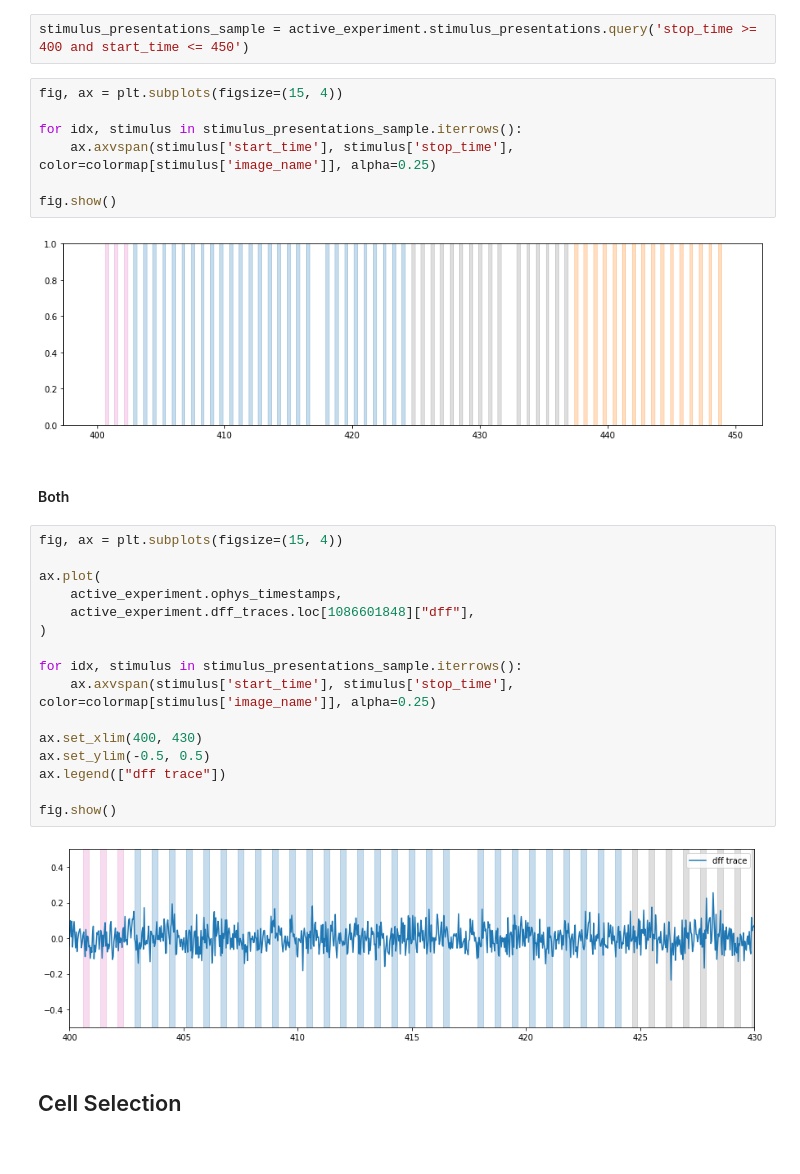
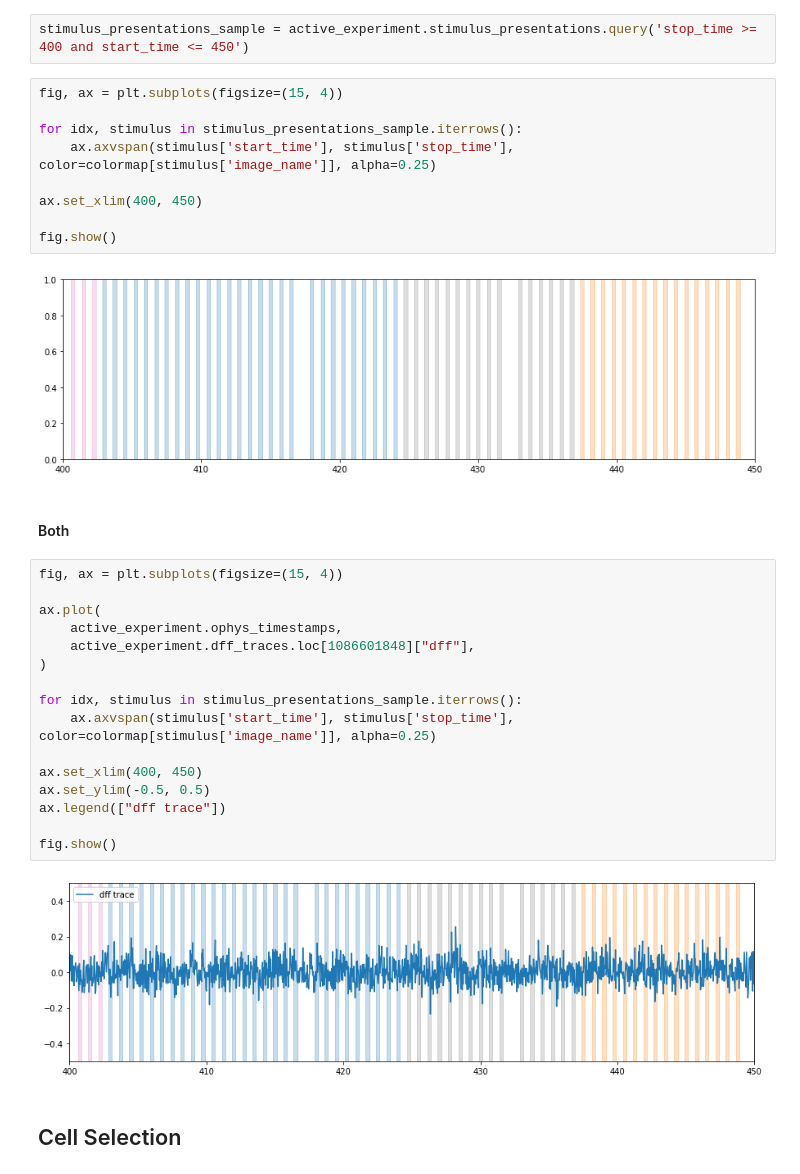
Before and after one commit to seungjaeryanlee/nma-cn-project, a Jupyter notebook: starter-v2.ipynb, the cells around one changed output. Drawn from its saved outputs; the diff is of its cells as text.

```diff
--- a/starter-v2.ipynb
+++ b/starter-v2.ipynb
@@ -320,29 +329,31 @@ fig, ax = plt.subplots(figsize=(15, 4))
 for idx, stimulus in stimulus_presentations_sample.iterrows():
     ax.axvspan(stimulus['start_time'], stimulus['stop_time'], color=colormap[stimulus['image_name']], alpha=0.25)
 
+ax.set_xlim(400, 450)
+
 fig.show()
 # %% [output]
-[figure, old version]
+[figure, new version]
 # %% [markdown]
 #### Both
 # %%
 fig, ax = plt.subplots(figsize=(15, 4))
 
 ax.plot(
     active_experiment.ophys_timestamps,
     active_experiment.dff_traces.loc[1086601848]["dff"],
 )
 
 for idx, stimulus in stimulus_presentations_sample.iterrows():
     ax.axvspan(stimulus['start_time'], stimulus['stop_time'], color=colormap[stimulus['image_name']], alpha=0.25)
 
-ax.set_xlim(400, 430)
+ax.set_xlim(400, 450)
 ax.set_ylim(-0.5, 0.5)
 ax.legend(["dff trace"])
 
 fig.show()
 # %% [output]
-[figure, old version]
+[figure, new version]
 # %% [markdown]
 ## Cell Selection
 # %% [markdown]
```
Also changed, not shown: parts of 91 cells of this notebook, 2 other files.
